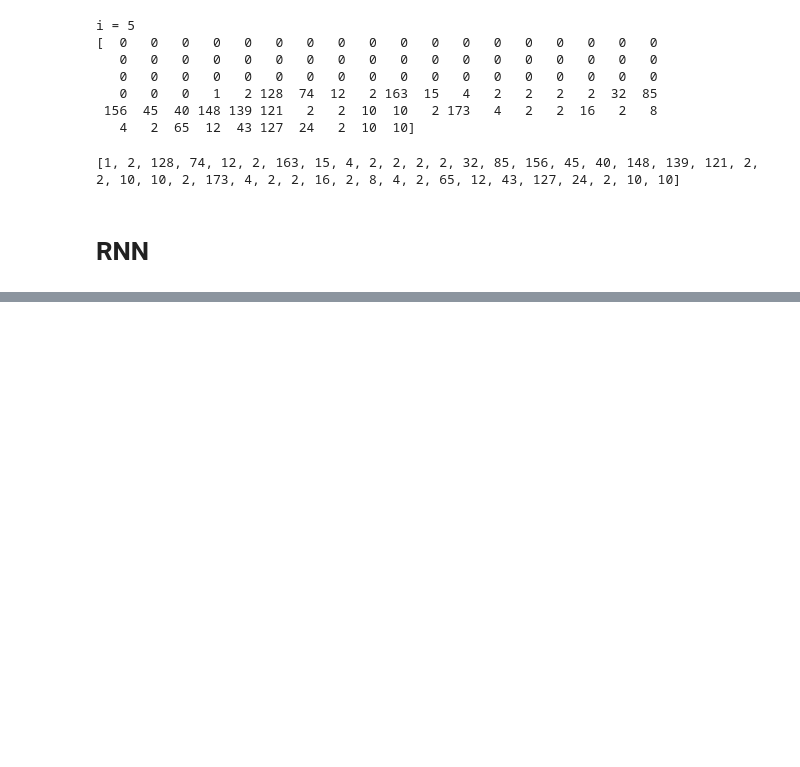
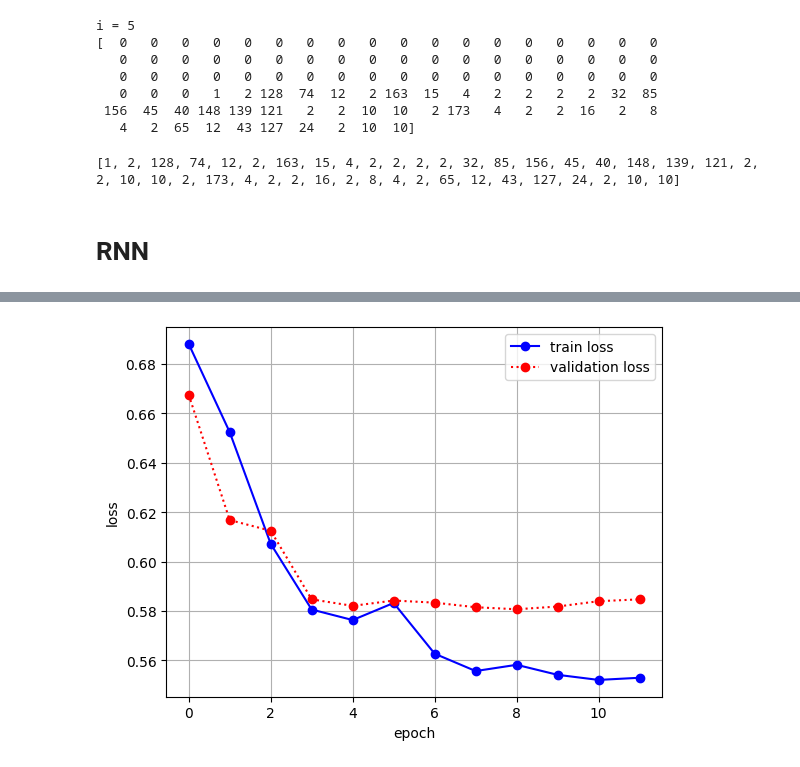
Before and after one commit to JakeOh/202505_BD50, a Jupyter notebook: lab_da/ml20_rnn.ipynb, the cells around one changed output, grey strips where cells are left out. Drawn from its saved outputs; the diff is of its cells as text; code cells hidden in the pictures; blank space fills up the shorter version.

```diff
--- a/lab_da/ml20_rnn.ipynb
+++ b/lab_da/ml20_rnn.ipynb
@@ -282,0 +392,14 @@ print(x_train_full[5])
+# %%
+# 모델 컴파일
+rnn_1.compile(optimizer=keras.optimizers.Adam(),
+              loss=keras.losses.binary_crossentropy,
+              metrics=[keras.metrics.binary_accuracy])
+# %%
+# 체크포인트, 조기종료 콜백
+checkpoint = keras.callbacks.ModelCheckpoint(filepath='rnn_1.keras', save_best_only=True)
+early_stop = keras.callbacks.EarlyStopping(patience=3, restore_best_weights=True)
+# %%
+# 모델 훈련
+result = rnn_1.fit(x=x_train, y=y_train, batch_size=64, epochs=100,
+                   callbacks=[checkpoint, early_stop],
+                   validation_data=[x_val, y_val])
@@ -282,0 +424,15 @@ print(x_train_full[5])
+# %%
+def plot_train_val_loss(history):
+    epoch = history.epoch
+    history = history.history
+    plt.plot(epoch, history['loss'], 'bo-', label='train loss')
+    plt.plot(epoch, history['val_loss'], 'ro:', label='validation loss')
+    plt.legend()
+    plt.grid()
+    plt.xlabel('epoch')
+    plt.ylabel('loss')
+    plt.show()
+# %%
+plot_train_val_loss(result)
+# %% [output]
+[figure, added]
```
Also changed, not shown: parts of 29 cells of this notebook.
